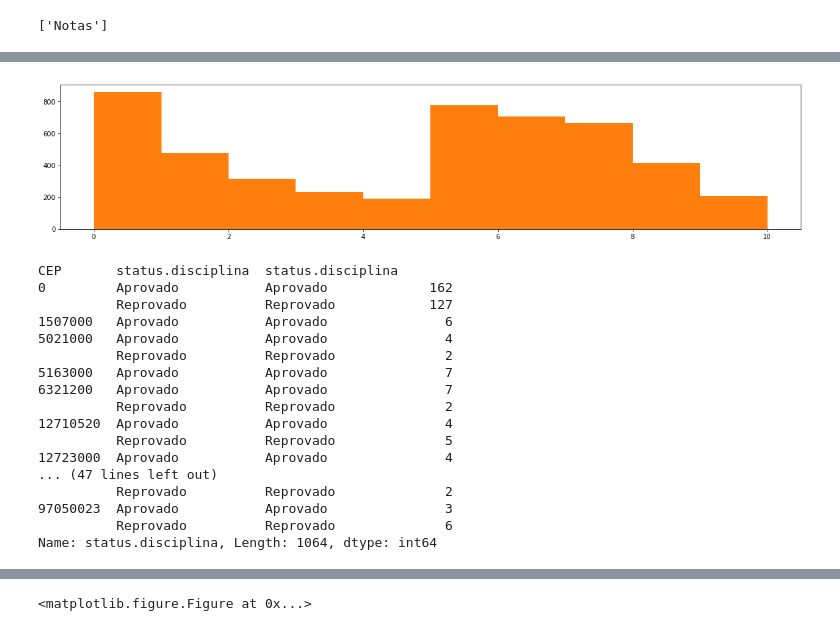
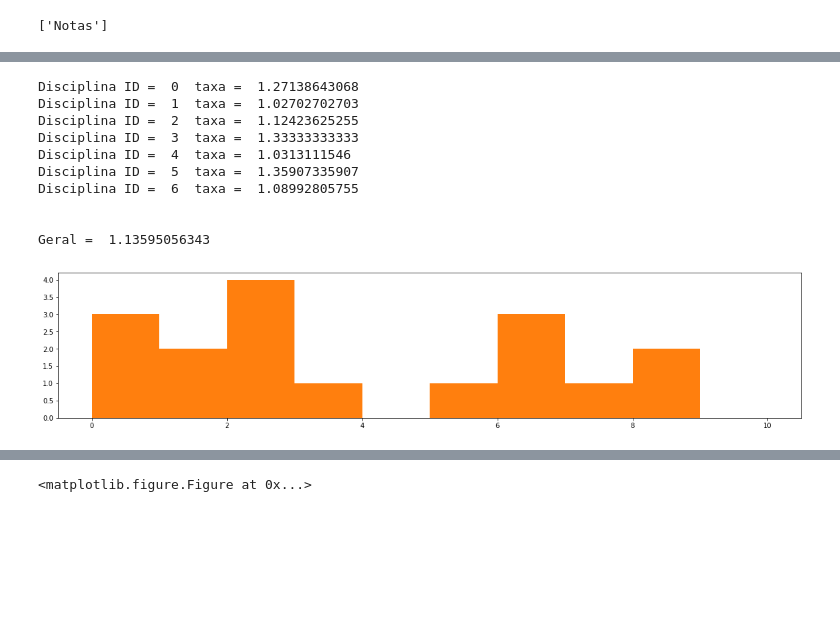
Before and after one commit to douglasboza/IMD0033_Probabilidade2017, a Jupyter notebook: p1/douglas_pinheiro_boza.ipynb, the cells around one changed output, grey strips where cells are left out. Cells and saved outputs as stored; diff of their text form; code cells hidden in the pictures; blank space fills up the shorter version.

```diff
--- a/p1/douglas_pinheiro_boza.ipynb
+++ b/p1/douglas_pinheiro_boza.ipynb
@@ -31,30 +14,66 @@ Geral =  1.2472952086553324
+# %%
+#1)
+#A
+
+#for i in dados['disciplina_ID'].unique():
+ #   print("Disciplina ID ", i, " = ", dados['disciplina_ID'].value_counts()[i]/dados.drop_duplicates(subset=['disciplina_ID', 'a_ID'])["disciplina_ID"].value_counts()[i])
+
+#Esse cálculo não leva em consideração os alunos que reprovaram e não conseguiram aprovação em outros períodos.
+
+
+list_aprovados = list( {} for i in range(len(dados['disciplina_ID'].unique())) )
+
+row=-1
+for j in dados['disciplina_ID'].unique(): #disciplinas
+    row = row+1
+    list_aprovados[row]['aprovados']=0
+    list_aprovados[row]['reprovados']=0
+
+for i in dados['a_ID'].unique():  #alunos
+    row=-1
+    for j in dados['disciplina_ID'].unique(): #disciplinas
+        row = row+1
+        if( dados.loc[(dados['a_ID'] == i) & (dados['disciplina_ID'] == j) & (dados['status.disciplina'] == 'Aprovado')]["a_ID"].value_counts().empty == False):
+            list_aprovados[row]['aprovados'] = list_aprovados[row]['aprovados'] + 1
+            reprovacoes = dados.loc[(dados['a_ID'] == i) & (dados['disciplina_ID'] == j) & (dados['status.disciplina'] == 'Reprovado')]["a_ID"].value_counts()
+            if( reprovacoes.empty == False):
+                list_aprovados[row]['reprovados'] = list_aprovados[row]['reprovados'] + reprovacoes[i]
+
+row=-1
+total_reprovados=0
+total_aprovados=0
+for j in dados['disciplina_ID'].unique(): #disciplinas
+    row = row+1
+    total_reprovados = total_reprovados + list_aprovados[row]['reprovados']
+    total_aprovados = total_aprovados + list_aprovados[row]['aprovados']
+
+    if(list_aprovados[row]['aprovados'] != 0):
+        print("Disciplina ID = ", j, " taxa = ", (list_aprovados[row]['aprovados']+list_aprovados[row]['reprovados'])/list_aprovados[row]['aprovados'] )
+
+
+#B
+print("\n\nGeral = ", (total_reprovados+total_aprovados)/total_aprovados )
+# %% [output]
+Disciplina ID =  0  taxa =  1.27138643068
+Disciplina ID =  1  taxa =  1.02702702703
+Disciplina ID =  2  taxa =  1.12423625255
+Disciplina ID =  3  taxa =  1.33333333333
+Disciplina ID =  4  taxa =  1.0313111546
+Disciplina ID =  5  taxa =  1.35907335907
+Disciplina ID =  6  taxa =  1.08992805755
+
+
+Geral =  1.13595056343
 # %%
 #2
 
 fig = plt.figure(figsize=(20,4))
 ax1 = fig.add_subplot(1,1,1)
-ax1.hist(dados['bCEP'], range=(0,10))
+ax1.hist(dados['CEP'], range=(0,10))
 ax1.hist(dados['nota'], range=(0,10))
 
 plt.show()
 
-print(dados.groupby(['CEP', 'status.disciplina'])['status.disciplina'].value_counts())
+#print(dados.groupby(['CEP', 'status.disciplina'])['status.disciplina'].value_counts())
 # %% [output]
-[figure, old version]
+[figure, new version]
-CEP       status.disciplina  status.disciplina
-0         Aprovado           Aprovado             162
-          Reprovado          Reprovado            127
-1507000   Aprovado           Aprovado               6
-5021000   Aprovado           Aprovado               4
-          Reprovado          Reprovado              2
-5163000   Aprovado           Aprovado               7
-6321200   Aprovado           Aprovado               7
-          Reprovado          Reprovado              2
-12710520  Aprovado           Aprovado               4
-          Reprovado          Reprovado              5
-12723000  Aprovado           Aprovado               4
-... (47 lines left out)
-          Reprovado          Reprovado              2
-97050023  Aprovado           Aprovado               3
-          Reprovado          Reprovado              6
-Name: status.disciplina, Length: 1064, dtype: int64
```
Also changed, not shown: parts of 7 cells of this notebook.
